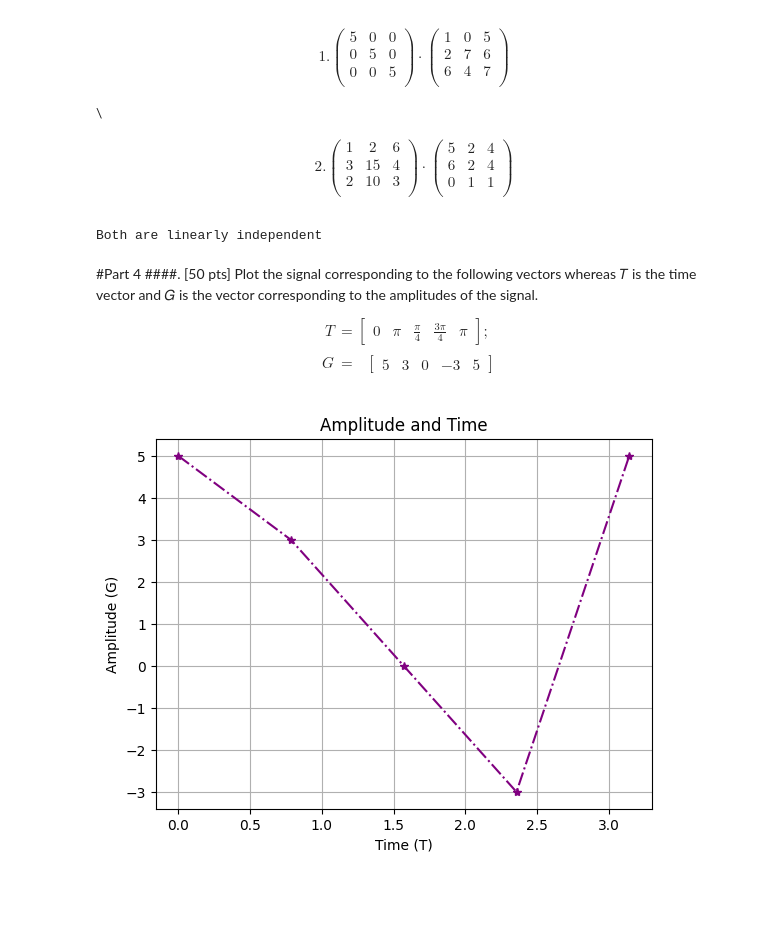
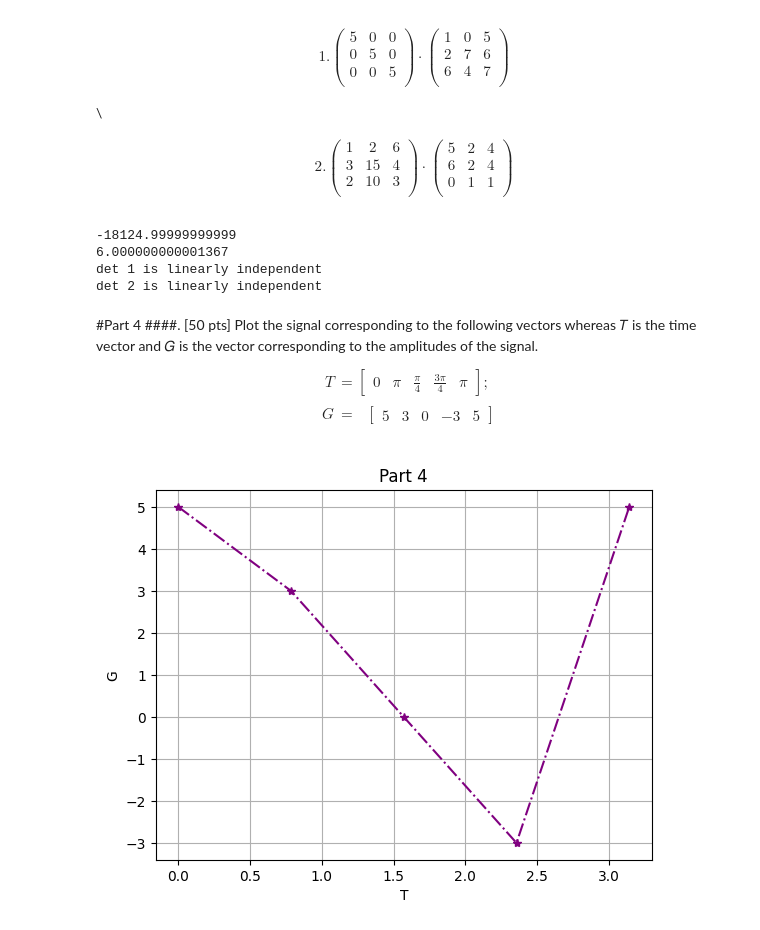
Before and after one commit to PvrpleJade/DSP-4-1-, a Jupyter notebook: DSP_Problem_Set_(Santos).ipynb, the cells around one changed output. Cells and saved outputs as stored; diff of their text form; code cells hidden in the pictures; blank space fills up the shorter version.

```diff
--- a/DSP_Problem_Set_(Santos).ipynb
+++ b/DSP_Problem_Set_(Santos).ipynb
@@ -342,15 +355,22 @@ d2 = np.dot(mat_3,mat_4)
 
 det_1 = np.linalg.det(d1)
 det_2 = np.linalg.det(d2)
+print (det_1)
+print (det_2)
 
-if det_1 != 0 and det_2 !=0:
-  print("Both are linearly independent")
-if det_1 != 0 and det_2 ==0:
-  print("First det is independent Second det is dependent")
-if det_1 == 0 and det_2 !=0:
-  print("First det is dependent Second det is independent")
+if det_1 !=0:
+  print("det 1 is linearly independent")
+else:
+  print("linearly dependent")
+if det_2 !=0:
+  print("det 2 is linearly independent")
+else:
+  print("linearly dependent")
 # %% [output]
-Both are linearly independent
+-18124.99999999999
+6.000000000001367
+det 1 is linearly independent
+det 2 is linearly independent
 # %% [markdown]
 #Part 4
 ####. [50 pts] Plot the signal corresponding to the following vectors whereas 𝑇 is the time vector and 𝐺 is the vector corresponding to the amplitudes of the signal.
@@ -367,18 +387,18 @@ G &= \begin{aligned}
 # %%
 import numpy as np
 import matplotlib.pyplot as plt
 
 Time = np.array([0, np.pi/4, np.pi/2, 3*np.pi/4, np.pi])
 
 Gsig = np.array([5, 3, 0, -3, 5])
 
 plt.plot(Time, Gsig, marker='*', linestyle='-.',color='purple')
 
-plt.xlabel('Time (T)')
-plt.ylabel('Amplitude (G)')
-plt.title('Amplitude and Time')
+plt.xlabel("T")
+plt.ylabel("G")
+plt.title('Part 4')
 
 plt.grid()
 plt.show()
 # %% [output]
-[figure, old version]
+[figure, new version]
```
Also changed, not shown: parts of 7 cells of this notebook.
